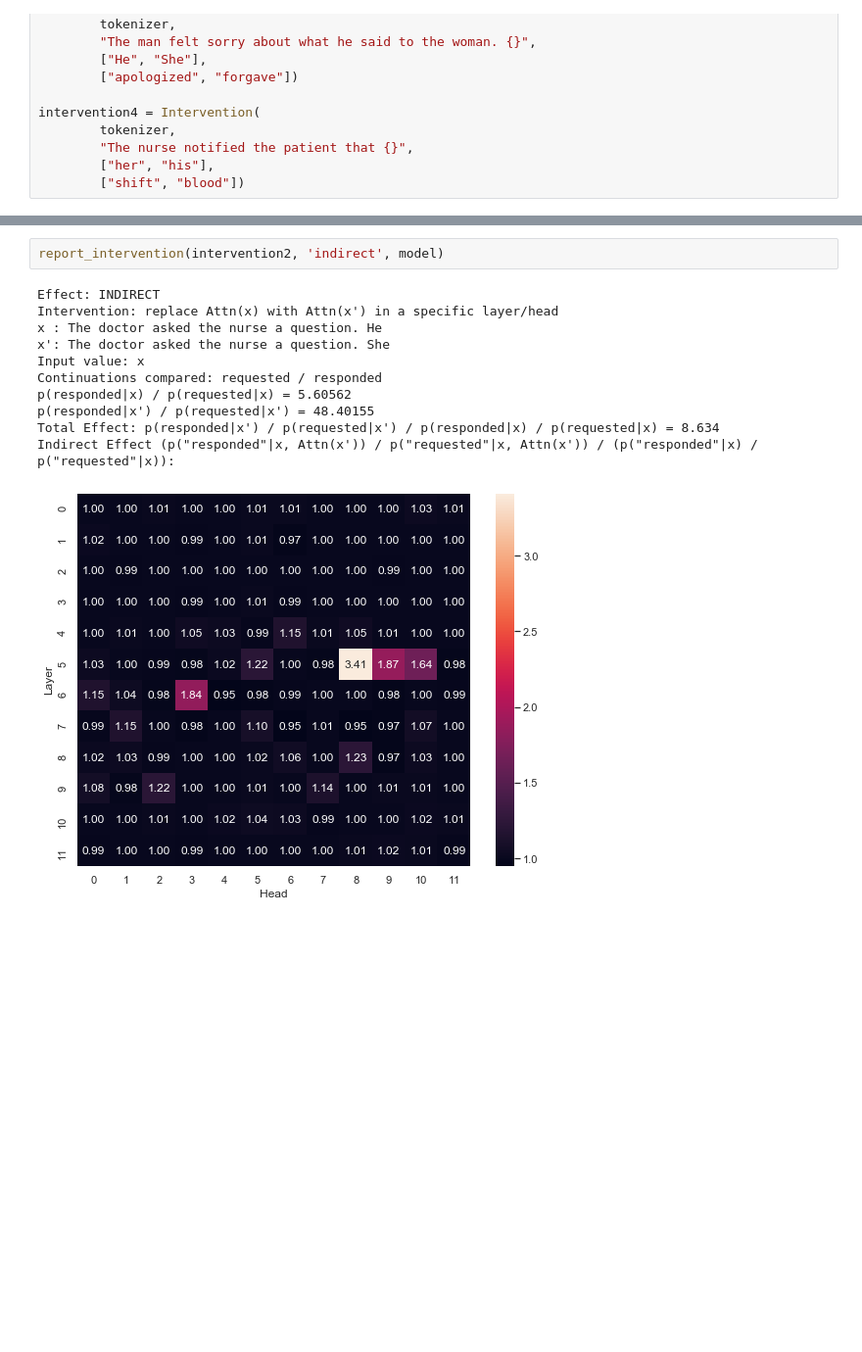
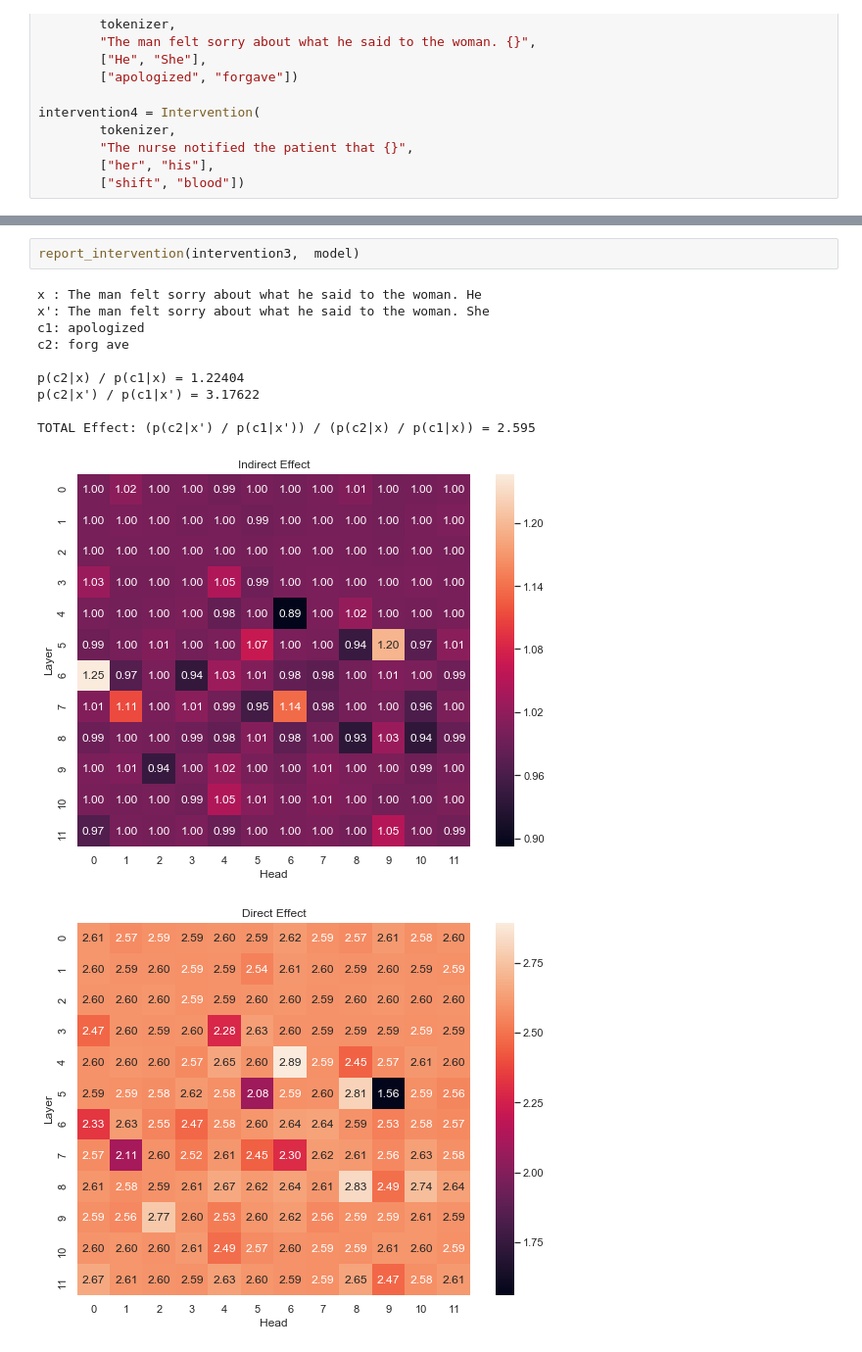
Before and after one commit to mattf1n/lm-intervention, a Jupyter notebook: lm_attn_intervention.ipynb, the cells around one changed output, grey strips where cells are left out. Shown at 98% size. Drawn from its saved outputs; the diff is of its cells as text; blank space fills up the shorter version.

```diff
--- a/lm_attn_intervention.ipynb
+++ b/lm_attn_intervention.ipynb
@@ -61,15 +61,15 @@ Direct Effect: (p("answered"|x', Attn(x)) / p("asked"|x', Attn(x) / (p("answered
 # %%
-report_intervention(intervention2, 'indirect', model)
+report_intervention(intervention3,  model)
 # %% [output]
-Effect: INDIRECT
-Intervention: replace Attn(x) with Attn(x') in a specific layer/head
-x : The doctor asked the nurse a question. He
-x': The doctor asked the nurse a question. She
-Input value: x
-Continuations compared: requested / responded
-p(responded|x) / p(requested|x) = 5.60562
-p(responded|x') / p(requested|x') = 48.40155
-Total Effect: p(responded|x') / p(requested|x') / p(responded|x) / p(requested|x) = 8.634
-Indirect Effect (p("responded"|x, Attn(x')) / p("requested"|x, Attn(x')) / (p("responded"|x) / p("requested"|x)):
+x : The man felt sorry about what he said to the woman. He
+x': The man felt sorry about what he said to the woman. She
+c1: apologized
+c2: forg ave
+
+p(c2|x) / p(c1|x) = 1.22404
+p(c2|x') / p(c1|x') = 3.17622
+
+TOTAL Effect: (p(c2|x') / p(c1|x')) / (p(c2|x) / p(c1|x)) = 2.595
-[figure, old version]
+[figure, new version]
+[figure, added]
 # %%
```
Also changed, not shown: parts of 10 cells of this notebook, 2 other files.
